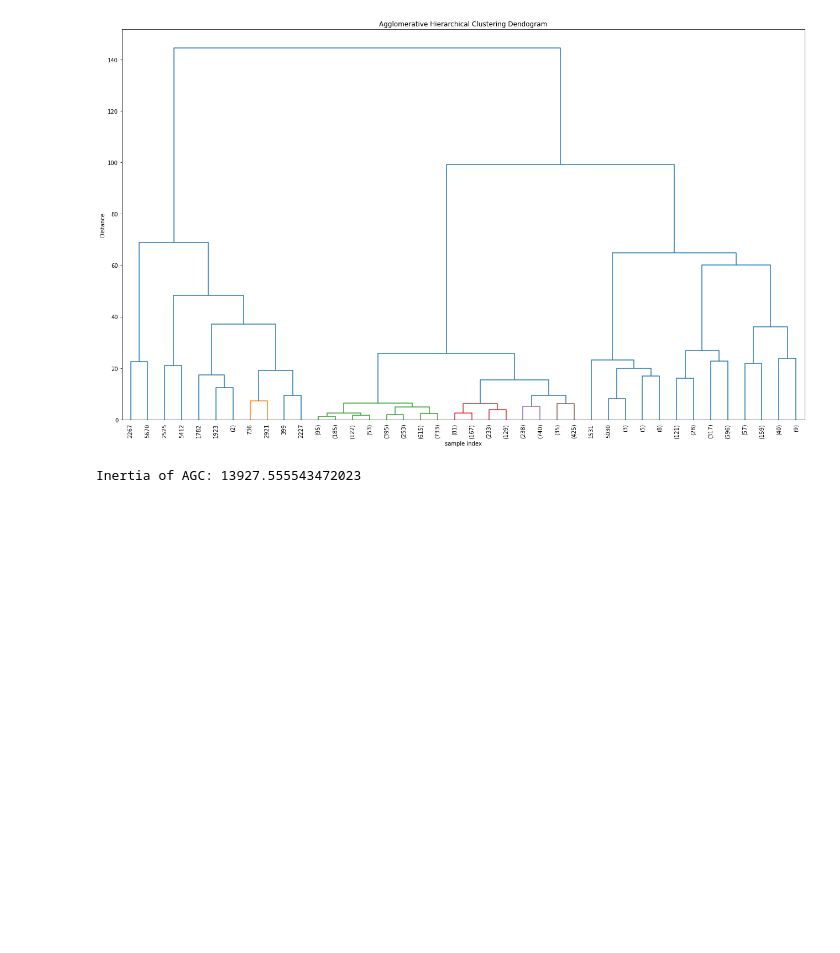
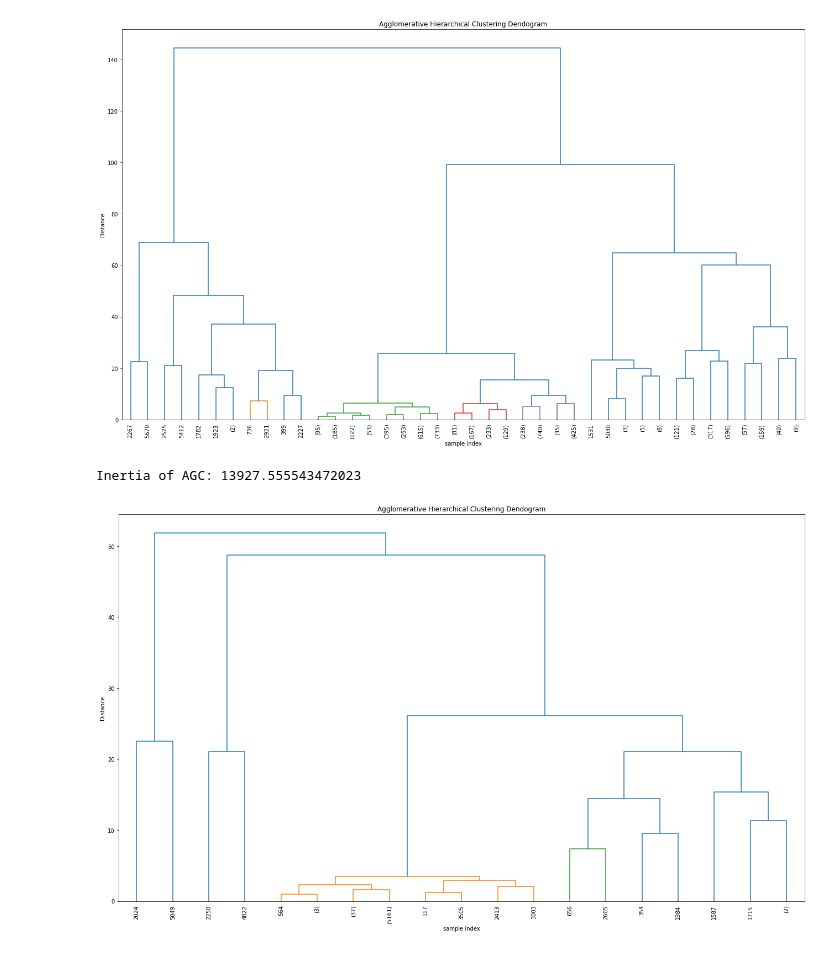
Before and after one commit to nakshathru/ML-Algos, a Jupyter notebook: kmean.ipynb, the cells around one changed output. Saved outputs shown, nothing was run; the diff lists cells and outputs as text; code cells hidden in the pictures; blank space fills up the shorter version.

```diff
--- a/kmean.ipynb
+++ b/kmean.ipynb
@@ -625,3 +625,19 @@ csdata1['labels'] = mod.labels_
 csdata_high = csdata1[csdata1['labels']==1]
 csdata_sub = csdata1[csdata1['labels']!=1]
 csdata_sub.drop('labels',axis=1,inplace=True)
+# %%
+subd1 = csc_k[csc_k.labels != 1]
+subd1
+subd11 = subd1.drop('labels',axis=1)
+subd11
+
+# Average Linkage
+plt.figure(figsize=(18, 11))
+plt.title('Agglomerative Hierarchical Clustering Dendogram')
+plt.xlabel('sample index')
+plt.ylabel('Distance')
+Z = linkage(subd11, 'average')
+dendrogram(Z,leaf_rotation=90.0,leaf_font_size=10,truncate_mode='level',p=5,color_threshold=8)
+plt.tight_layout()
+# %% [output]
+[figure, added]
```
Also changed, not shown: parts of 31 cells of this notebook.
